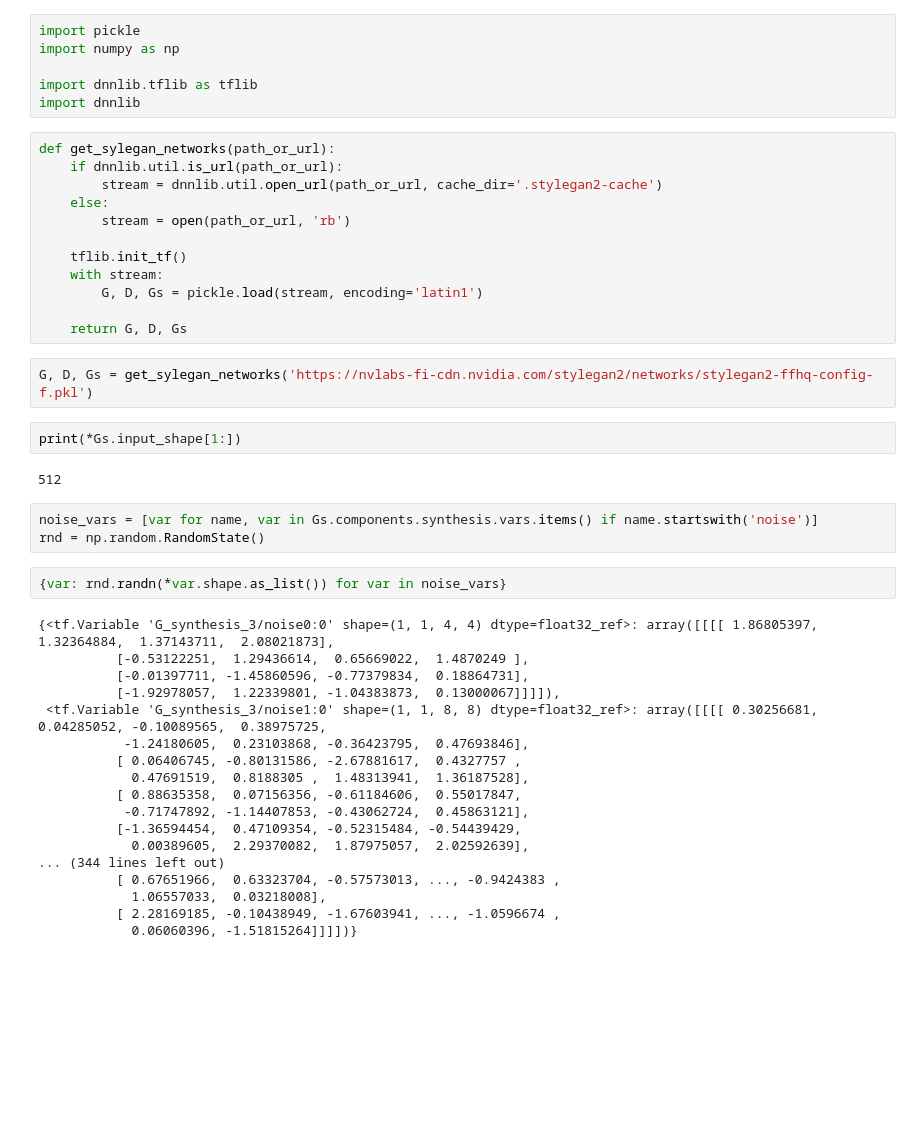
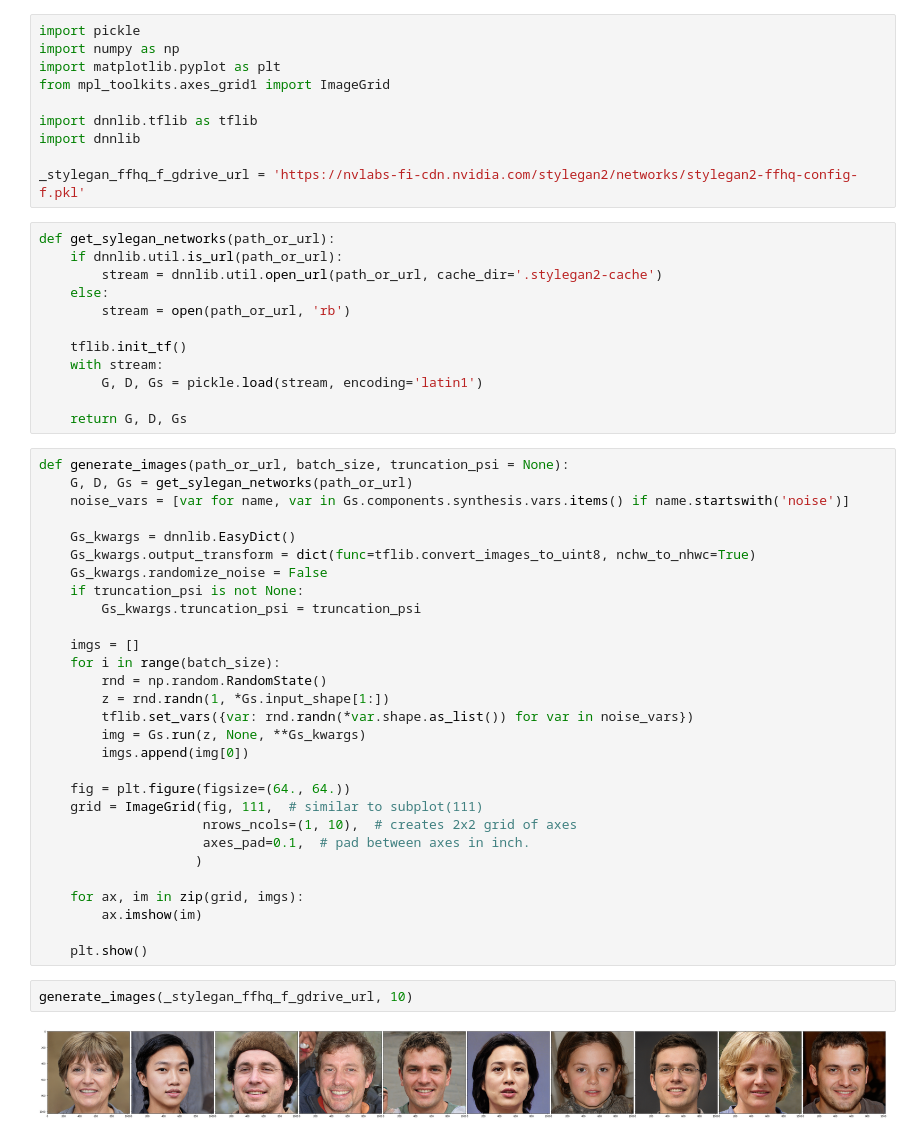
Before and after one commit to Wicwik/BP, a Jupyter notebook: condgen/custom_gen.ipynb, the cells around one changed output. Saved outputs shown, nothing was run; the diff lists cells and outputs as text; blank space fills up the shorter version.

```diff
--- a/condgen/custom_gen.ipynb
+++ b/condgen/custom_gen.ipynb
@@ -1,9 +1,13 @@
 # %%
 import pickle
 import numpy as np
+import matplotlib.pyplot as plt
+from mpl_toolkits.axes_grid1 import ImageGrid
 
 import dnnlib.tflib as tflib
 import dnnlib
+
+_stylegan_ffhq_f_gdrive_url = 'https://nvlabs-fi-cdn.nvidia.com/stylegan2/networks/stylegan2-ffhq-config-f.pkl'
 # %%
 def get_sylegan_networks(path_or_url):
     if dnnlib.util.is_url(path_or_url):
@@ -16,32 +20,36 @@ def get_sylegan_networks(path_or_url):
         G, D, Gs = pickle.load(stream, encoding='latin1')
 
     return G, D, Gs
-# %%
-G, D, Gs = get_sylegan_networks('https://nvlabs-fi-cdn.nvidia.com/stylegan2/networks/stylegan2-ffhq-config-f.pkl')
-# %%
-print(*Gs.input_shape[1:])
-# %% [output]
-512
-# %%
-noise_vars = [var for name, var in Gs.components.synthesis.vars.items() if name.startswith('noise')]
-rnd = np.random.RandomState()
-# %%
-{var: rnd.randn(*var.shape.as_list()) for var in noise_vars}
-# %% [output]
-{<tf.Variable 'G_synthesis_3/noise0:0' shape=(1, 1, 4, 4) dtype=float32_ref>: array([[[[ 1.86805397,  1.32364884,  1.37143711,  2.08021873],
-          [-0.53122251,  1.29436614,  0.65669022,  1.4870249 ],
-          [-0.01397711, -1.45860596, -0.77379834,  0.18864731],
-          [-1.92978057,  1.22339801, -1.04383873,  0.13000067]]]]),
- <tf.Variable 'G_synthesis_3/noise1:0' shape=(1, 1, 8, 8) dtype=float32_ref>: array([[[[ 0.30256681,  0.04285052, -0.10089565,  0.38975725,
-           -1.24180605,  0.23103868, -0.36423795,  0.47693846],
-          [ 0.06406745, -0.80131586, -2.67881617,  0.4327757 ,
-            0.47691519,  0.8188305 ,  1.48313941,  1.36187528],
-          [ 0.88635358,  0.07156356, -0.61184606,  0.55017847,
-           -0.71747892, -1.14407853, -0.43062724,  0.45863121],
-          [-1.36594454,  0.47109354, -0.52315484, -0.54439429,
-            0.00389605,  2.29370082,  1.87975057,  2.02592639],
-... (344 lines left out)
-          [ 0.67651966,  0.63323704, -0.57573013, ..., -0.9424383 ,
-            1.06557033,  0.03218008],
-          [ 2.28169185, -0.10438949, -1.67603941, ..., -1.0596674 ,
-            0.06060396, -1.51815264]]]])}
+# %%
+def generate_images(path_or_url, batch_size, truncation_psi = None):
+    G, D, Gs = get_sylegan_networks(path_or_url)
+    noise_vars = [var for name, var in Gs.components.synthesis.vars.items() if name.startswith('noise')]
+
+    Gs_kwargs = dnnlib.EasyDict()
+    Gs_kwargs.output_transform = dict(func=tflib.convert_images_to_uint8, nchw_to_nhwc=True)
+    Gs_kwargs.randomize_noise = False
+    if truncation_psi is not None:
+        Gs_kwargs.truncation_psi = truncation_psi
+
+    imgs = []
+    for i in range(batch_size):
+        rnd = np.random.RandomState()
+        z = rnd.randn(1, *Gs.input_shape[1:])
+        tflib.set_vars({var: rnd.randn(*var.shape.as_list()) for var in noise_vars})
+        img = Gs.run(z, None, **Gs_kwargs)
+        imgs.append(img[0])
+
+    fig = plt.figure(figsize=(64., 64.))
+    grid = ImageGrid(fig, 111,  # similar to subplot(111)
+                     nrows_ncols=(1, 10),  # creates 2x2 grid of axes
+                     axes_pad=0.1,  # pad between axes in inch.
+                    )
+
+    for ax, im in zip(grid, imgs):
+        ax.imshow(im)
+
+    plt.show()
+# %%
+generate_images(_stylegan_ffhq_f_gdrive_url, 10)
+# %% [output]
+[figure, added]
```
Also changed, not shown: 3 other files.
